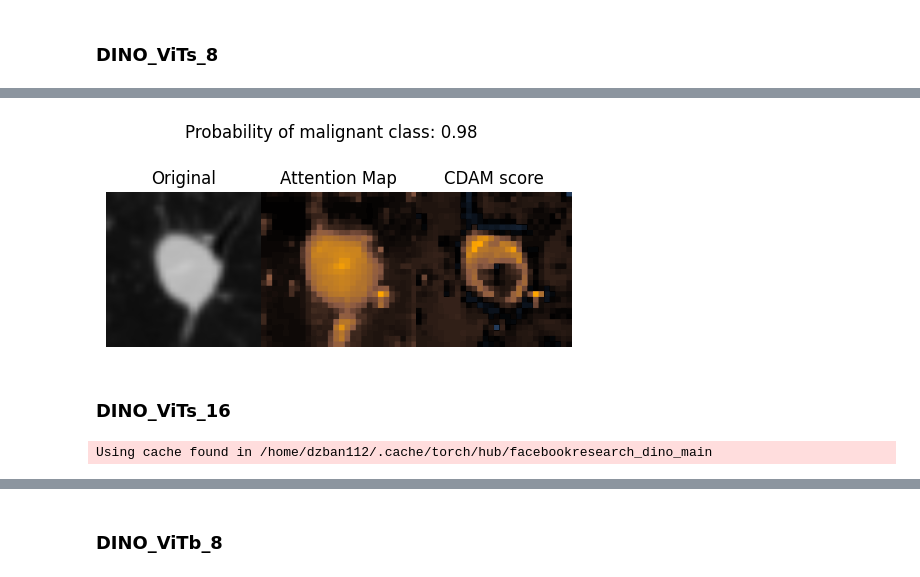
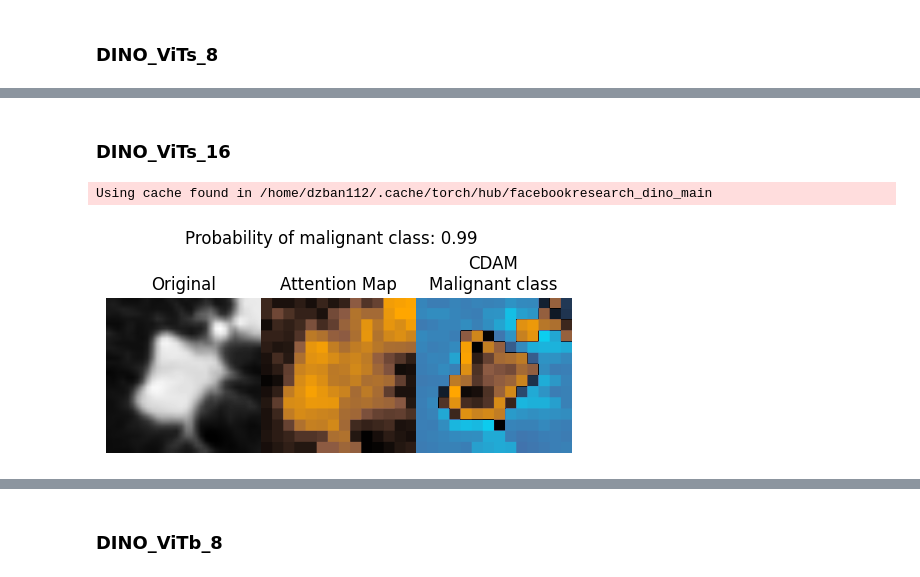
Before and after one commit to jbindaAI/LIDC_ViTs, a Jupyter notebook: CDAM.ipynb, the cells around one changed output, grey strips where cells are left out. Saved outputs shown, nothing was run; the diff lists cells and outputs as text; code cells hidden in the pictures.

```diff
--- a/CDAM.ipynb
+++ b/CDAM.ipynb
@@ -101,19 +77,9 @@ Using cache found in /home/dzban112/.cache/torch/hub/facebookresearch_dino_main
-# %%
-plot_res_class(original_img=original_img, maps=[attention_map, CDAM_maps], model_output=model_output)
-# %% [output]
-[figure, removed]
 # %% [markdown]
 ### DINO_ViTs_16
 # %%
 MODEL_BCKB="dino_vits16"
 
-original_img, attention_map, CDAM_maps, model_output = cdam_pipeline(NODULE=NODULE,
-              SLICE=SLICE,
-              NODULE_VIEW=NODULE_VIEW,
-              TASK=TASK,
-              MODEL_BCKB=MODEL_BCKB,
-              CKPT_VERSION=CKPT_VERSION,
-              FOLD=FOLD
-             )
+call_CDAM(NODULE, SLICE, NODULE_VIEW, TASK, MODEL_BCKB, CKPT_VERSION, FOLD)
 # %% [output]
 Using cache found in /home/dzban112/.cache/torch/hub/facebookresearch_dino_main
+[figure, added]
```
Also changed, not shown: parts of 34 cells of this notebook, 3 other files.
